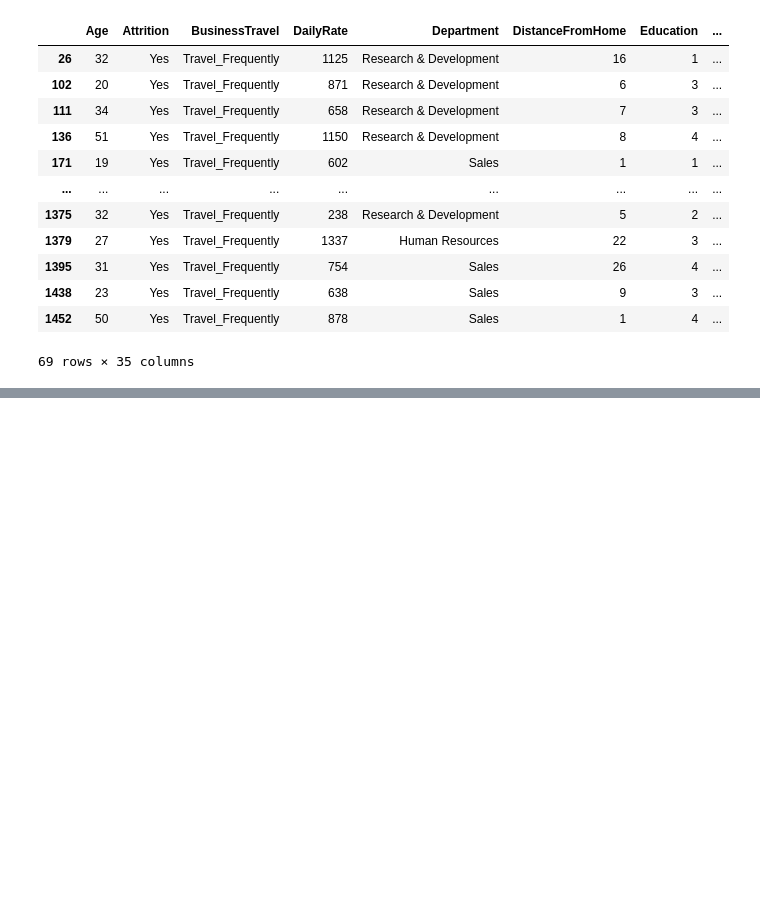
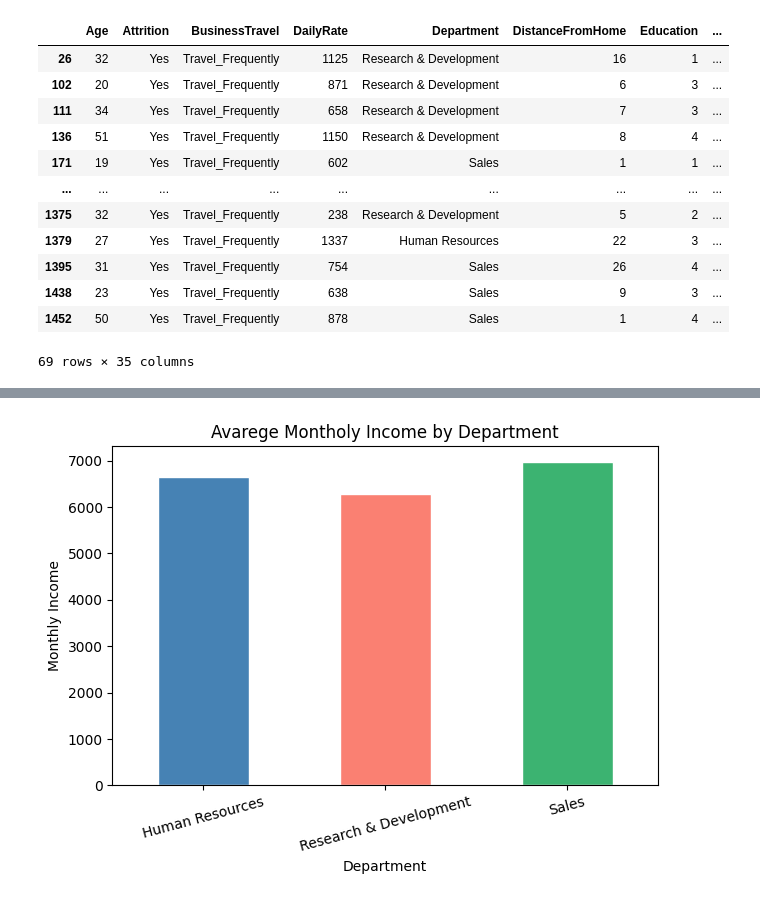
Before and after one commit to futun1/Data-Protfolio, a Jupyter notebook: WA_HR-Employee-Attrition-Analysis.ipynb, the cells around one changed output, grey strips where cells are left out. Cells and saved outputs as stored; diff of their text form; code cells hidden in the pictures; blank space fills up the shorter version.

```diff
--- a/WA_HR-Employee-Attrition-Analysis.ipynb
+++ b/WA_HR-Employee-Attrition-Analysis.ipynb
@@ -147,0 +169,10 @@ dataset[(dataset['BusinessTravel'] =='Travel_Frequently') & (dataset['Attrition'
+# %%
+dataset.groupby('Department')['MonthlyIncome'].mean().plot(kind='bar',color=['steelblue' ,'salmon','mediumseagreen'],edgecolor='white')
+plt.title('Avarege Montholy Income by Department')
+plt.xlabel('Department')
+plt.ylabel('Monthly Income')
+plt.xticks(rotation=15)
+plt.tight_layout()
+plt.show()
+# %% [output]
+[figure, added]
```
Also changed, not shown: parts of 3 cells of this notebook.
